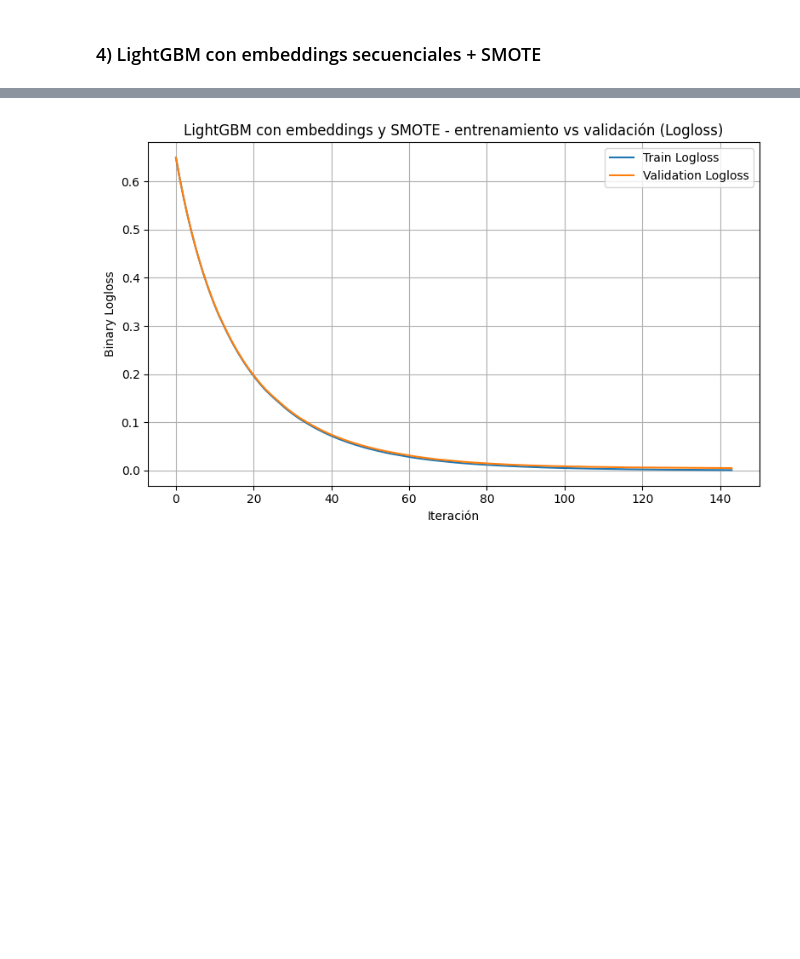
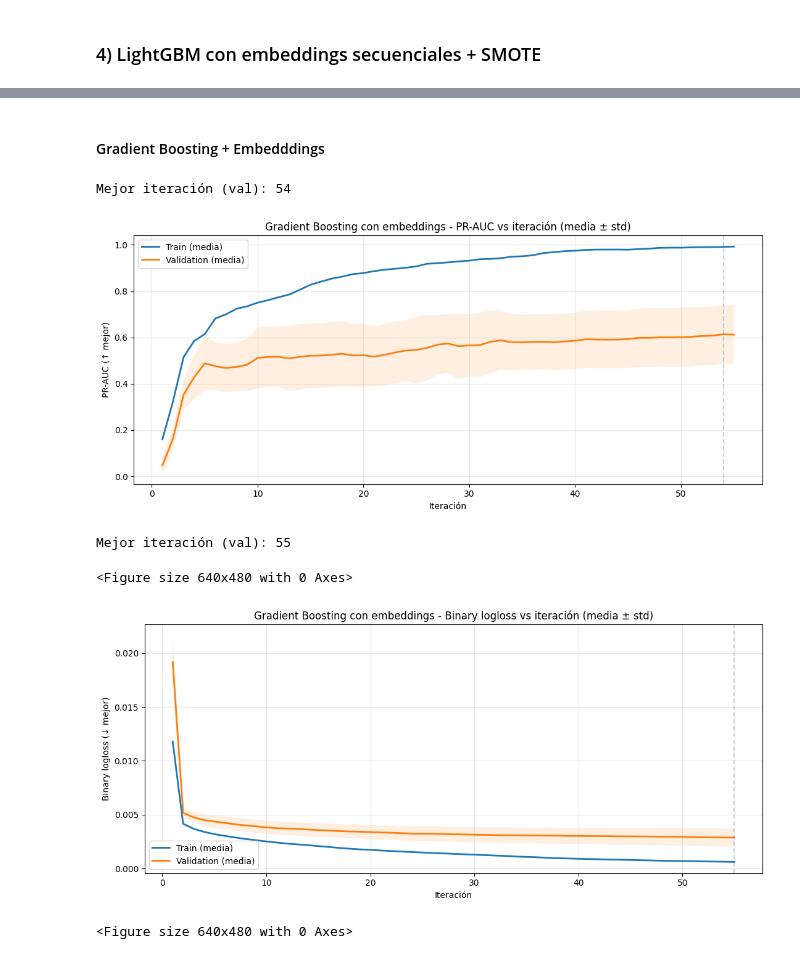
Before and after one commit to dorive/FraudeBdE, a Jupyter notebook: notebooks/03_entrenamiento.ipynb, the cells around one changed output, grey strips where cells are left out. Saved outputs shown, nothing was run; the diff lists cells and outputs as text; code cells hidden in the pictures; blank space fills up the shorter version.

Commit message:
Entrenamiento de modelos

```diff
--- a/notebooks/03_entrenamiento.ipynb
+++ b/notebooks/03_entrenamiento.ipynb
@@ -460,17 +355,47 @@ plt.show()
-# %%
-train_logloss = evals_result_GBEmbeddingsSMOTE["train"]["binary_logloss"]
-val_logloss   = evals_result_GBEmbeddingsSMOTE["val"]["binary_logloss"]
-
-plt.figure(figsize=(8,5))
-plt.plot(train_logloss, label="Train Logloss")
-plt.plot(val_logloss, label="Validation Logloss")
-plt.xlabel("Iteración")
-plt.ylabel("Binary Logloss")
-plt.title("LightGBM con embeddings y SMOTE - entrenamiento vs validación (Logloss)")
-plt.legend()
-plt.grid(True)
-plt.tight_layout()
-plt.savefig("../informes/figuras/GBEmbeddingsSMOTE_logloss.png", dpi=180, bbox_inches="tight")
-plt.show()
-# %% [output]
-[figure, removed]
+# %%
+
+def aggregate_and_plot(curves_train, curves_val, title, ylabel, dir_imagen, minimize=False):
+    L = min(map(len, curves_val))  # alinear por early stopping
+    train_mat = np.array([c[:L] for c in curves_train])
+    val_mat   = np.array([c[:L] for c in curves_val])
+
+    mt, st = train_mat.mean(0), train_mat.std(0, ddof=1)
+    mv, sv = val_mat.mean(0),   val_mat.std(0, ddof=1)
+
+    it = np.arange(1, L+1)
+    plt.figure(figsize=(11,5))
+    plt.plot(it, mt, label='Train (media)', linewidth=2)
+    plt.fill_between(it, mt-st, mt+st, alpha=0.12)
+    plt.plot(it, mv, label='Validation (media)', linewidth=2)
+    plt.fill_between(it, mv-sv, mv+sv, alpha=0.12)
+    # mejor iteración
+    print("Mejor iteración (val):", np.argmin(mv)+1 if minimize else np.argmax(mv)+1)
+    best_ix = np.argmin(mv) if minimize else np.argmax(mv)
+    plt.axvline(best_ix+1, linestyle='--', alpha=0.3)
+
+    plt.title(title)
+    plt.xlabel('Iteración')
+    plt.ylabel(ylabel + (' (↓ mejor)' if minimize else ' (↑ mejor)'))
+    plt.legend(); plt.grid(alpha=0.3); plt.tight_layout(); plt.show()
+    plt.savefig(dir_imagen, dpi=180, bbox_inches="tight")
+# %% [markdown]
+#### Gradient Boosting + Embedddings
+# %%
+# PR-AUC (maximizar)
+aggregate_and_plot(train_ap_curves_GBEmbeddings, val_ap_curves_GBEmbeddings,
+                   'Gradient Boosting con embeddings - PR-AUC vs iteración (media ± std)', 'PR-AUC',
+                   "../informes/figuras/GBEmbeddings_train_vs_validation_PRAUC.png",
+                   minimize=False)
+
+# Binary logloss (minimizar)
+aggregate_and_plot(train_ll_curves_GBEmbeddings, val_ll_curves_GBEmbeddings,
+                   'Gradient Boosting con embeddings - Binary logloss vs iteración (media ± std)', 'Binary logloss',
+                   "../informes/figuras/GBEmbeddings_train_vs_validation_BinaryLogloss.png",
+                   minimize=True)
+# %% [output]
+Mejor iteración (val): 54
+[figure, added]
+Mejor iteración (val): 55
+<Figure size 640x480 with 0 Axes>
+[figure, added]
+<Figure size 640x480 with 0 Axes>
```
Also changed, not shown: parts of 41 cells of this notebook, 2 other files.
